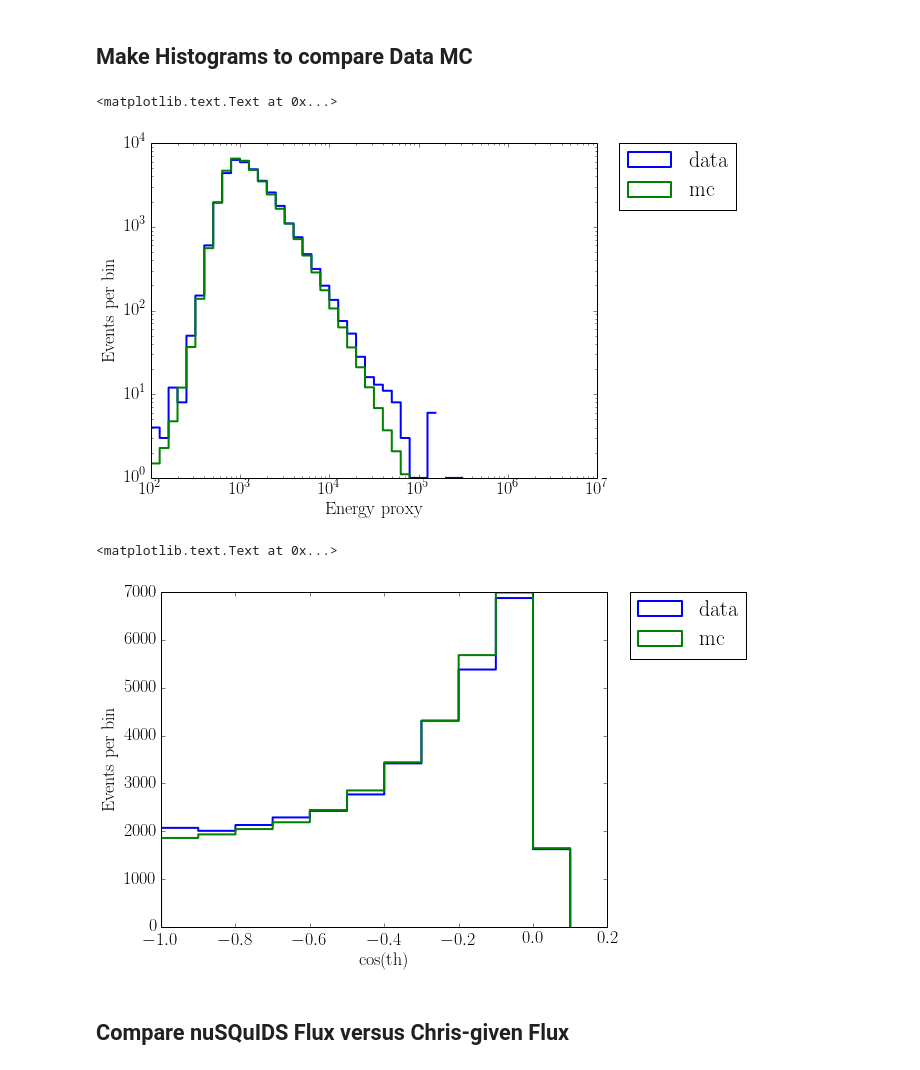
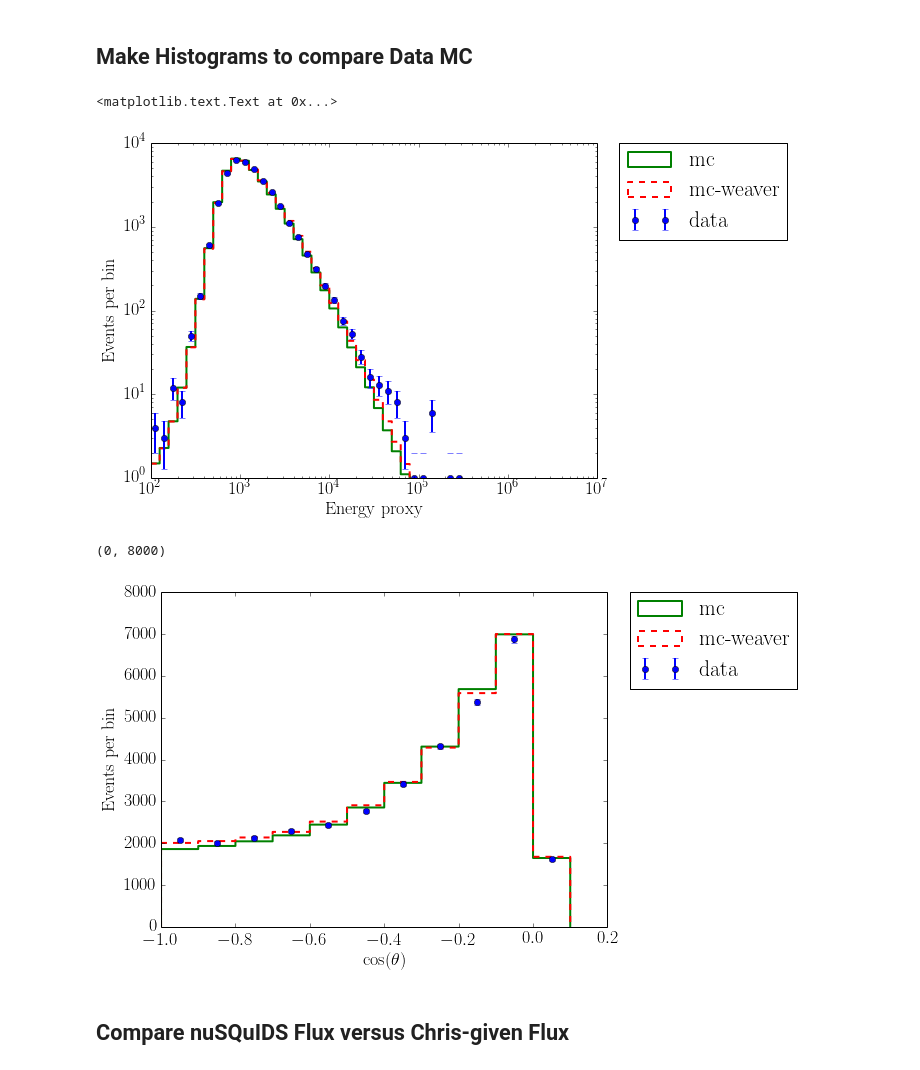
Before and after one commit to arguelles/LVTools, a Jupyter notebook: notebooks/EventDistributionPlots.ipynb, the cells around one changed output. Drawn from its saved outputs; the diff is of its cells as text; code cells hidden in the pictures.

```diff
--- a/notebooks/EventDistributionPlots.ipynb
+++ b/notebooks/EventDistributionPlots.ipynb
@@ -12,6 +12,7 @@ cols = ['#29A2C6','#FF6D31','#FFCB18','#73B66B','#EF597B', '#333333']
 # %% [markdown]
 ## Make Histograms to compare Data MC
 # %%
+# define bins
 costh_edges = np.array([-1. , -0.9, -0.8, -0.7, -0.6, -0.5, -0.4, -0.3, -0.2, -0.1,  0. ,0.1])
 energy_proxy_edges = np.array([  1.00000000e+02,   1.25892541e+02,   1.58489319e+02,
                                  1.99526231e+02,   2.51188643e+02,   3.16227766e+02,
@@ -30,37 +31,46 @@ energy_proxy_edges = np.array([  1.00000000e+02,   1.25892541e+02,   1.58489319e
                                  1.58489319e+06,   1.99526231e+06,   2.51188643e+06,
                                  3.16227766e+06,   3.98107171e+06,   5.01187234e+06,
                                  6.30957344e+06,   7.94328235e+06,   1.00000000e+07])
+costh_centers = np.array([(costh_edges[i+1]+costh_edges[i])/2. for i in range(len(costh_edges)-1)])
+energy_proxy_centers = np.array([(energy_proxy_edges[i+1]+energy_proxy_edges[i])/2. for i in range(len(energy_proxy_edges)-1)])
 # %%
 data = np.genfromtxt("../../IC86OfficialRelease/simple_corrected_data_release.dat")
 # %%
 expectation = np.genfromtxt("../expectation/nusquids_flux_expectation.dat")
-#expectation = np.genfromtxt("../expectation/chris_flux_expectation.dat")
+expectation_chris_given = np.genfromtxt("../expectation/chris_flux_expectation.dat")
 # %%
 plt.figure(figsize = (8,6))
-plt.hist(data[:,0], bins = energy_proxy_edges,
-         histtype='step', lw = 2, color = "blue", label = "data")
+obs,edges = np.histogram(data[:,0], bins = energy_proxy_edges)
+plt.errorbar(energy_proxy_centers, obs, yerr=np.sqrt(obs), fmt='o',
+         lw = 2, color = "blue", label = "data")
 plt.hist(expectation[:,0], bins = energy_proxy_edges, weights = expectation[:,-1]*2.,
          histtype='step', lw = 2, color = "green", label = "mc")
+plt.hist(expectation_chris_given[:,0], bins = energy_proxy_edges, weights = expectation_chris_given[:,-1],
+         histtype='step', lw = 2, color = "red", ls = "dashed", label = "mc-weaver")
 plt.legend(bbox_to_anchor=(1.05, 1), loc=2, borderaxespad=0.)
 plt.loglog()
 plt.ylim(1,1.0e4)
 plt.xlabel("Energy proxy")
 plt.ylabel("Events per bin")
 # %% [output]
 <matplotlib.text.Text at 0x...>
-[figure, old version]
+[figure, new version]
 # %%
 plt.figure(figsize = (8,6))
-plt.hist(data[:,1], bins = costh_edges,
-         histtype='step', lw = 2, color = "blue", label = "data")
+obs,edges = np.histogram(data[:,1], bins = costh_edges)
+plt.errorbar(costh_centers, obs, yerr=np.sqrt(obs), fmt='o',
+         lw = 2, color = "blue", label = "data")
 plt.hist(expectation[:,1], bins = costh_edges, weights = expectation[:,-1]*2,
          histtype='step', lw = 2, color = "green", label = "mc")
+plt.hist(expectation_chris_given[:,1], bins = costh_edges, weights = expectation_chris_given[:,-1],
+         histtype='step', lw = 2, color = "red", ls = "dashed", label = "mc-weaver")
 plt.legend(bbox_to_anchor=(1.05, 1), loc=2, borderaxespad=0.)
-plt.xlabel("cos(th)")
+plt.xlabel(r"$\cos(\theta)$")
 plt.ylabel("Events per bin")
+plt.ylim(0,8000)
 # %% [output]
-<matplotlib.text.Text at 0x...>
+(0, 8000)
-[figure, old version]
+[figure, new version]
 # %% [markdown]
 ## Compare nuSQuIDS Flux versus Chris-given Flux
 # %%
```
Also changed, not shown: parts of 1 cell of this notebook, 2 other files.
